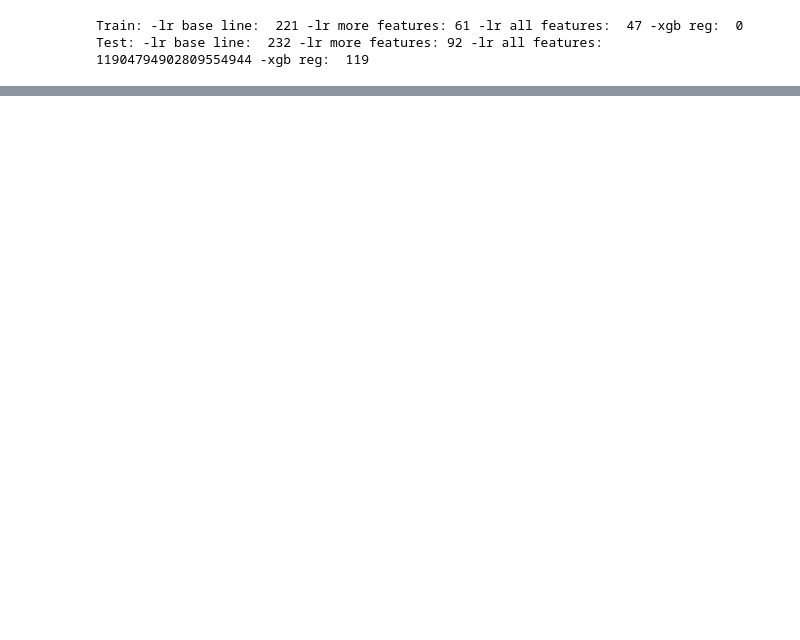
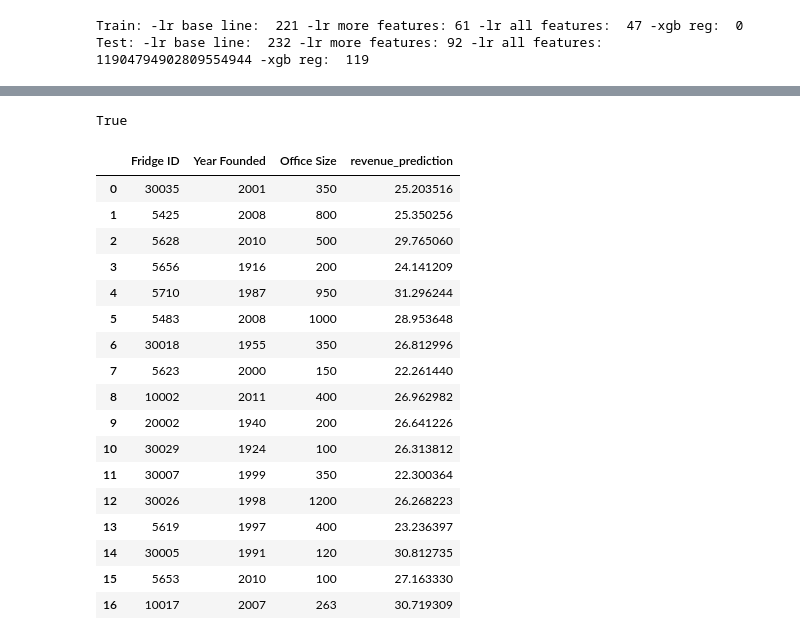
Before and after one commit to lskenkf/hello_fresh_go_tasks, a Jupyter notebook: model_and_data/revenue_prediction.ipynb, the cells around one changed output, grey strips where cells are left out. Cells and saved outputs as stored; diff of their text form; code cells hidden in the pictures; blank space fills up the shorter version.

Commit message:
train the best model (StructuredDataRegressor) with with all but outlier  and apply it to the test set.

```diff
--- a/model_and_data/revenue_prediction.ipynb
+++ b/model_and_data/revenue_prediction.ipynb
@@ -752,0 +750,21 @@ moreover it is 130% better than -lr more features model
+# %%
+# Retrain a StructuredDataRegressor with all but outlir datapoints and apply it to test data.
+data_train = pd.read_csv(data_train_path)
+data_train = clean_data(data_train,'train')
+data_train = data_train[data_train.Revenue<300]
+data_test = clean_data(data_test,'test')
+data_test = pd.read_csv(data_test_path)
+
+# use only numeric features as above.
+numeric_features = numeric_colunms
+str_features = set([])
+train_data = fill_missing_value(data_train,numeric_features,str_features)
+test_data = fill_missing_value(data_test,numeric_features-label_col_name,str_features)
+
+X_train = train_data[numeric_features-label_col_name]
+y_train = train_data[label_col_name]
+X_test = test_data[numeric_features-label_col_name]
+
+search = StructuredDataRegressor(max_trials=15, loss='mean_absolute_error')
+search.fit(x=X_train, y=y_train, verbose=0)
+test_predict = search.predict(X_test)
@@ -752,0 +793,27 @@ moreover it is 130% better than -lr more features model
+# %%
+# Fridge ID is the unique key for each smart fridge, therefore we only present it aling side the predicted revenue
+data_train['Fridge ID'].nunique() == data_train.shape[0]
+# %% [output]
+True
+# %%
+data_test['revenue_prediction'] = test_predict.flatten()
+data_test[clean_int_columns+['revenue_prediction']]
+# %% [output]
+|  | Fridge ID | Year Founded | Office Size | revenue_prediction |
+| 0 | 30035 | 2001 | 350 | 25.203516 |
+| 1 | 5425 | 2008 | 800 | 25.350256 |
+| 2 | 5628 | 2010 | 500 | 29.765060 |
+| 3 | 5656 | 1916 | 200 | 24.141209 |
+| 4 | 5710 | 1987 | 950 | 31.296244 |
+| 5 | 5483 | 2008 | 1000 | 28.953648 |
+| 6 | 30018 | 1955 | 350 | 26.812996 |
+| 7 | 5623 | 2000 | 150 | 22.261440 |
+| 8 | 10002 | 2011 | 400 | 26.962982 |
+| 9 | 20002 | 1940 | 200 | 26.641226 |
+| 10 | 30029 | 1924 | 100 | 26.313812 |
+| 11 | 30007 | 1999 | 350 | 22.300364 |
+| 12 | 30026 | 1998 | 1200 | 26.268223 |
+| 13 | 5619 | 1997 | 400 | 23.236397 |
+| 14 | 30005 | 1991 | 120 | 30.812735 |
+| 15 | 5653 | 2010 | 100 | 27.163330 |
+| 16 | 10017 | 2007 | 263 | 30.719309 |
```
Also changed, not shown: parts of 15 cells of this notebook.
